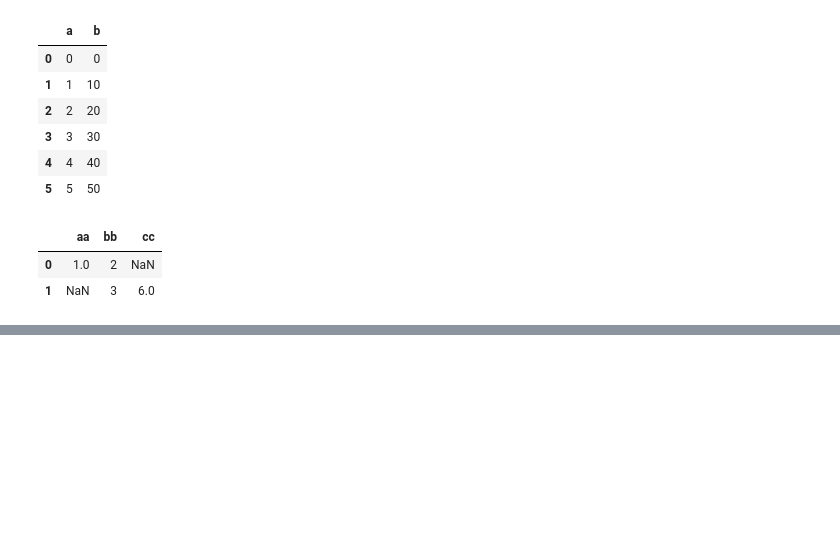
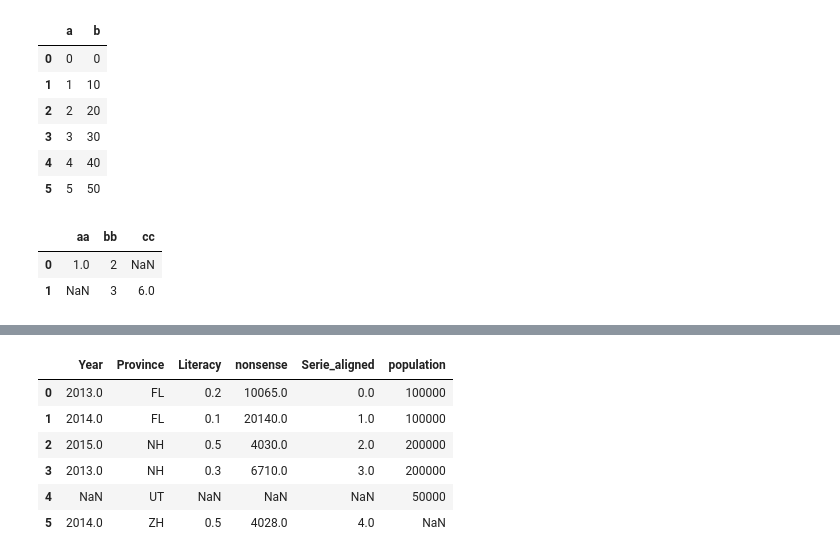
Before and after one commit to boyadivyapriya/INTERNSOFTcodefiles, a Jupyter notebook: Day 8 Code Internsoft.ipynb, the cells around one changed output, grey strips where cells are left out. Drawn from its saved outputs; the diff is of its cells as text; code cells hidden in the pictures; blank space fills up the shorter version.

```diff
--- a/Day 8 Code Internsoft.ipynb
+++ b/Day 8 Code Internsoft.ipynb
@@ -180,0 +338,11 @@ pd.DataFrame(np.random.randint(2,12),
+# %%
+df4=pd.DataFrame({"Province":["FL","NH","UT"],"population":["100000","200000","50000"]})
+df.merge(df4,how='outer')
+# %% [output]
+|  | Year | Province | Literacy | nonsense | Serie_aligned | population |
+| 0 | 2013.0 | FL | 0.2 | 10065.0 | 0.0 | 100000 |
+| 1 | 2014.0 | FL | 0.1 | 20140.0 | 1.0 | 100000 |
+| 2 | 2015.0 | NH | 0.5 | 4030.0 | 2.0 | 200000 |
+| 3 | 2013.0 | NH | 0.3 | 6710.0 | 3.0 | 200000 |
+| 4 | NaN | UT | NaN | NaN | NaN | 50000 |
+| 5 | 2014.0 | ZH | 0.5 | 4028.0 | 4.0 | NaN |
```
Also changed, not shown: parts of 29 cells of this notebook.
